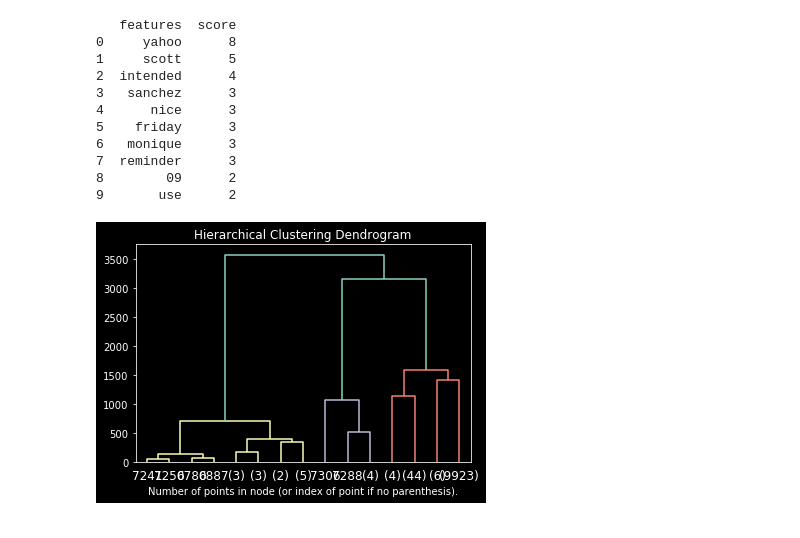
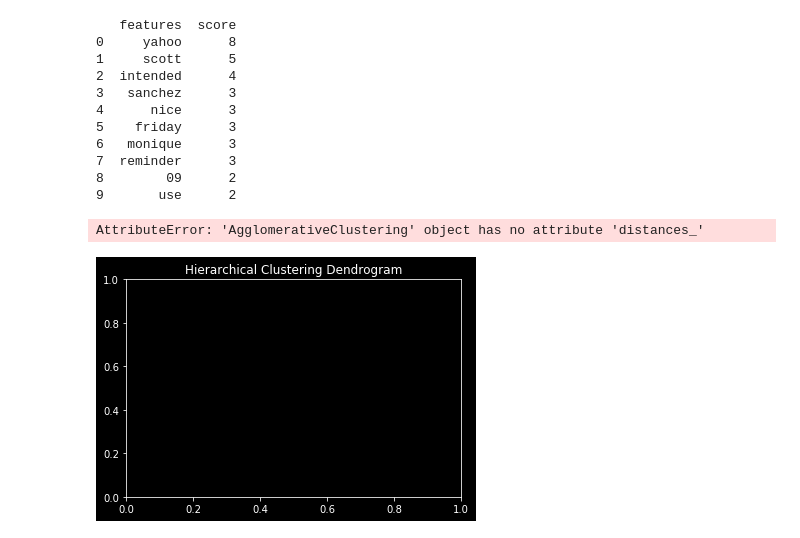
Before and after one commit to rnadanadia/Clustering_Enron, a Jupyter notebook: assets/cluster_agglomerative.ipynb, the cells around one changed output. Cells and saved outputs as stored; diff of their text form; code cells hidden in the pictures.

```diff
--- a/assets/cluster_agglomerative.ipynb
+++ b/assets/cluster_agglomerative.ipynb
@@ -66,35 +66,36 @@ print(top_feats_in_doc(X, features, 1, 10))
 from sklearn.cluster import AgglomerativeClustering
 from scipy.cluster.hierarchy import dendrogram
 
-#ag = AgglomerativeClustering(n_clusters=100).fit(X.toarray())
-ag = AgglomerativeClustering(distance_threshold=0, n_clusters=None).fit(X.toarray())
+ag = AgglomerativeClustering(n_clusters=100, distance_threshold=None).fit(X.toarray())
+# ag = AgglomerativeClustering(distance_threshold=0, n_clusters=None).fit(X.toarray())
 
 def plot_dendrogram(model, **kwargs):
     # Create linkage matrix and then plot the dendrogram
 
     # create the counts of samples under each node
     counts = np.zeros(model.children_.shape[0])
     n_samples = len(model.labels_)
     for i, merge in enumerate(model.children_):
         current_count = 0
         for child_idx in merge:
             if child_idx < n_samples:
                 current_count += 1  # leaf node
             else:
                 current_count += counts[child_idx - n_samples]
         counts[i] = current_count
 
     linkage_matrix = np.column_stack(
-        [model.children_, model.distances_, counts]
+        [model.children_, model.n_clusters_, counts]
     ).astype(float)
 
     # Plot the corresponding dendrogram
     dendrogram(linkage_matrix, **kwargs)
 
 plt.title("Hierarchical Clustering Dendrogram")
 # plot the top three levels of the dendrogram
 plot_dendrogram(ag, truncate_mode="level", p=3)
 plt.xlabel("Number of points in node (or index of point if no parenthesis).")
 plt.show()
 # %% [output]
+AttributeError: 'AgglomerativeClustering' object has no attribute 'distances_'
-[figure, old version]
+[figure, new version]
```
Also changed, not shown: parts of 1 cell of this notebook.
